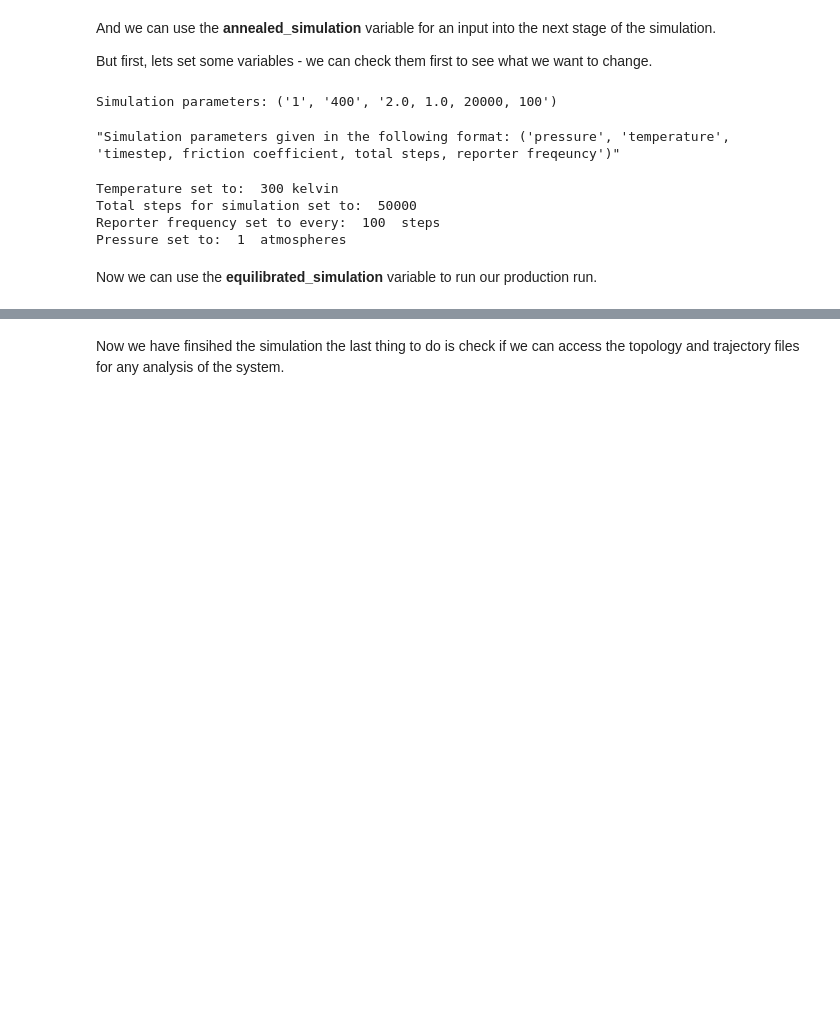
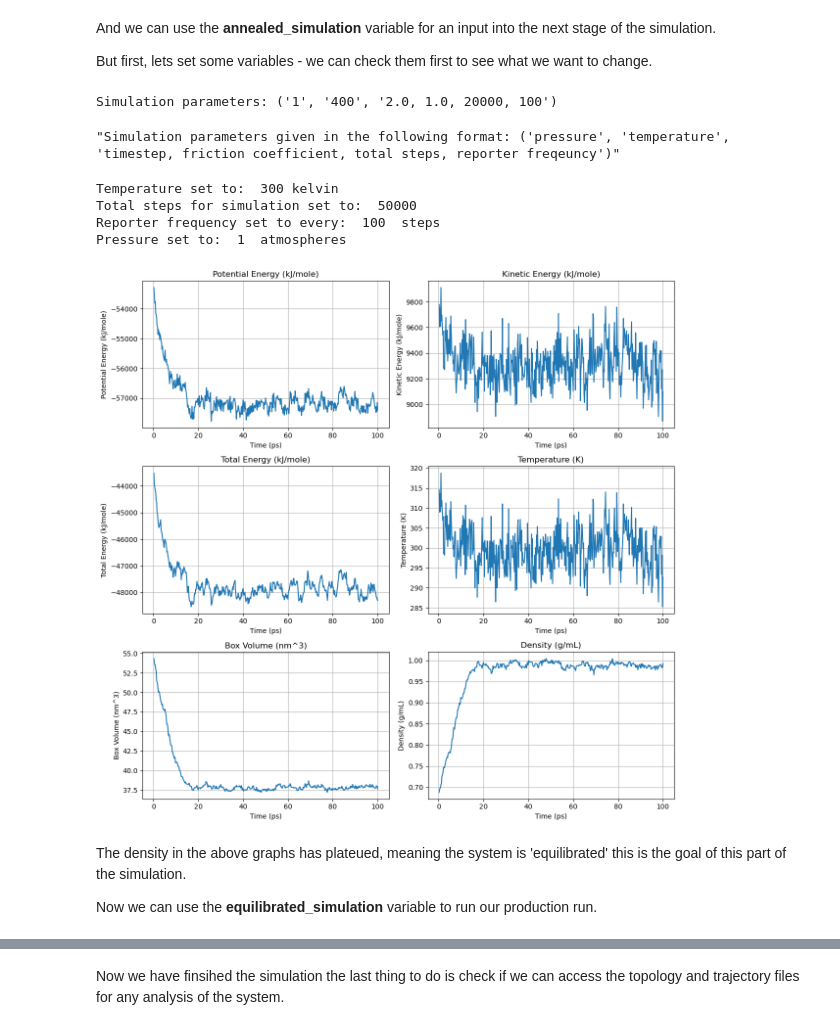
Before and after one commit to MMLabCodes/polymersimulator, a Jupyter notebook: openmm_simulation_guide.ipynb, the cells around one changed output, grey strips where cells are left out. Saved outputs shown, nothing was run; the diff lists cells and outputs as text; code cells hidden in the pictures; blank space fills up the shorter version.

```diff
--- a/openmm_simulation_guide.ipynb
+++ b/openmm_simulation_guide.ipynb
@@ -482,8 +482,12 @@ Pressure set to:  1  atmospheres
 equilibrated_simulation, equilibrated_simulation_data = simulation.equilibrate(annealed_simulation)
 # %%
 # Generate graphs for the equilibration stage of the simulation
-simulation.graph_state_data(equilibrated_sim_data)
+simulation.graph_state_data(equilibrated_simulation_data)
+# %% [output]
+[figure, added]
 # %% [markdown]
+The density in the above graphs has plateued, meaning the system is 'equilibrated' this is the goal of this part of the simulation.
+
 Now we can use the **equilibrated_simulation** variable to run our production run.
 # %%
 # Run a production simualtion and retrieve the simulation and simulation data
```
Also changed, not shown: parts of 4 cells of this notebook.
